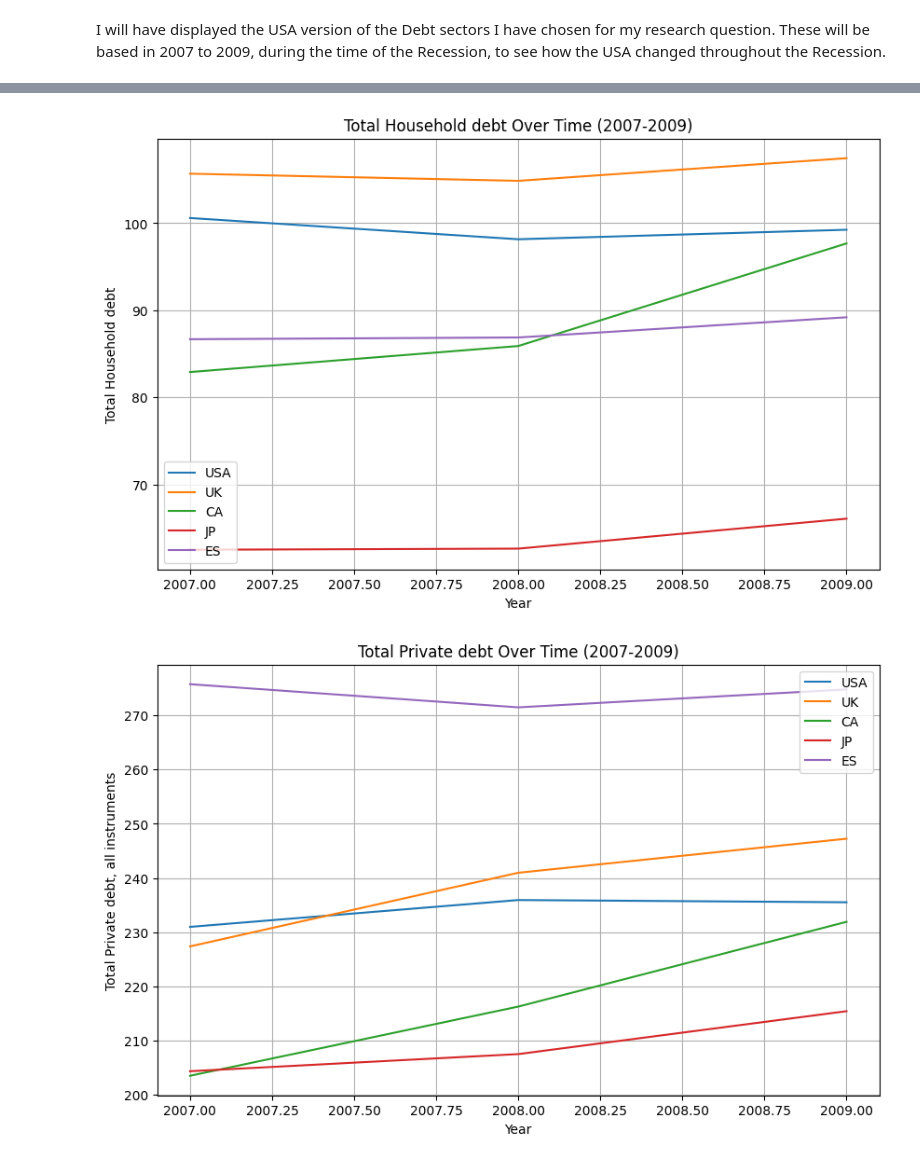
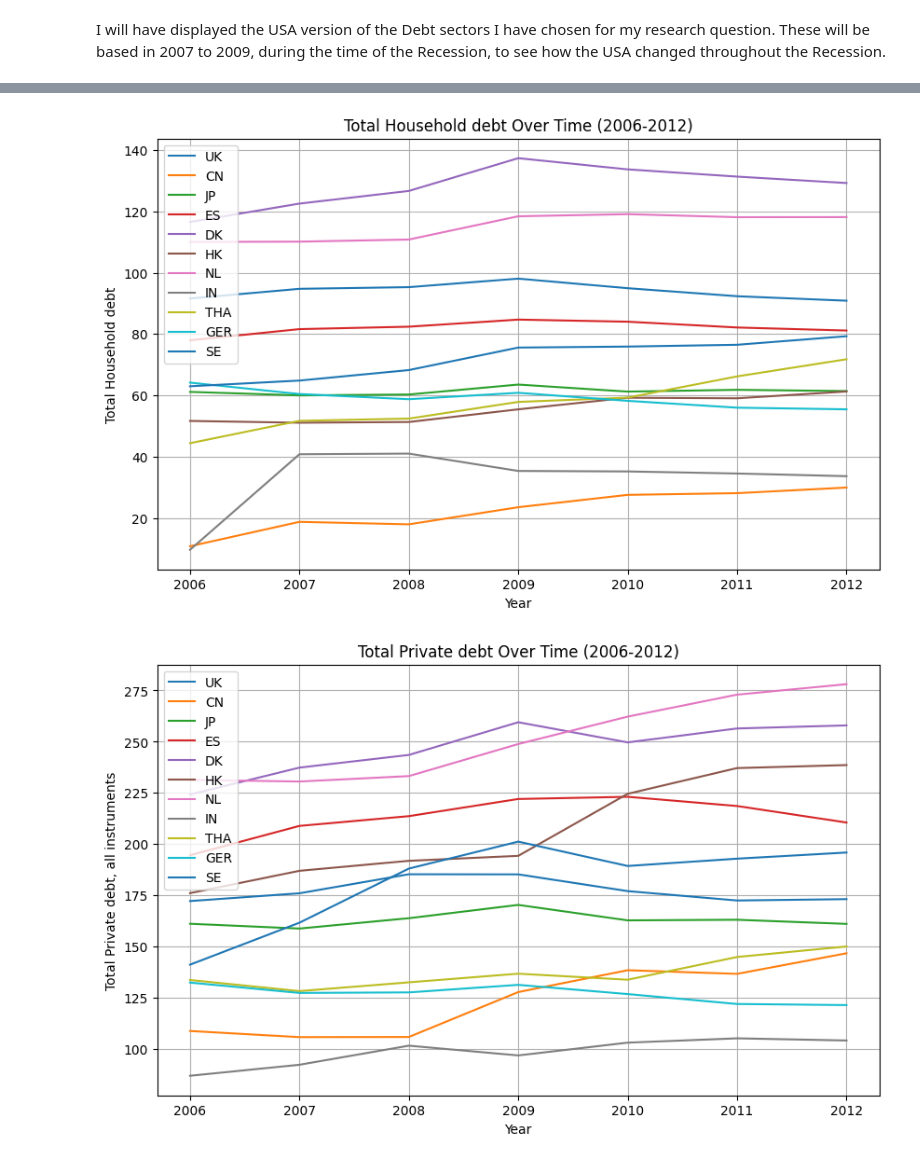
Before and after one commit to miguelorduna360-alt/Debt, a Jupyter notebook: GlobalDebtDataset.ipynb, the cells around one changed output, grey strips where cells are left out. Cells and saved outputs as stored; diff of their text form; code cells hidden in the pictures.

```diff
--- a/GlobalDebtDataset.ipynb
+++ b/GlobalDebtDataset.ipynb
@@ -111,0 +202,4 @@ debtES_df
+# %%
+url = 'https://raw.githubusercontent.com/miguelorduna360-alt/DebtData/refs/heads/main/HK%20Dataset%20-%20GlobalDebtDatabaseForHongKong.xlsx%20-%20Data.csv'
+debtHK_df = pd.read_csv(url)
+debtHK_df
@@ -111,0 +220,4 @@ debtES_df
+# %%
+url = 'https://raw.githubusercontent.com/miguelorduna360-alt/DebtData/refs/heads/main/GER%20dataset%20-%20GlobalDebtDatabaseForGER.xlsx%20-%20Data.csv'
+debtGER_df = pd.read_csv(url)
+debtGER_df
@@ -133,15 +279,21 @@ debtES_df.fillna(0, inplace=True)
 # %% [markdown]
 Here I have made a new column for Countries in their Initial Form as well as combining every dataset from every country into a Combinded version with the countries I chose. Then I filtered with setting conditionals and then have a finalized, perfect for the 2008 recession timeline.
 # %%
-debtUSA_df['Country'] = 'USA'
 debtUK_df['Country'] = 'UK'
-debtCA_df['Country'] = 'CA'
+debtCN_df['Country'] = 'CN'
 debtJP_df['Country'] = 'JP'
 debtES_df['Country'] = 'ES'
+debtSE_df['Country'] = 'SE'
+debtDK_df['Country'] = 'DK'
+debtHK_df['Country'] = 'HK'
+debtNL_df['Country'] = 'NL'
+debtIN_df['Country'] = 'IN'
+debtTHA_df['Country'] = 'THA'
+debtGER_df['Country'] = 'GER'
 
-combinded_df = pd.concat([debtUSA_df, debtUK_df, debtCA_df, debtJP_df, debtES_df])
+combinded_df = pd.concat([debtUK_df, debtCN_df, debtJP_df, debtES_df, debtDK_df, debtHK_df, debtNL_df, debtIN_df, debtTHA_df, debtGER_df, debtSE_df])
 
-filteredDebt_df = combinded_df[(combinded_df['Year'] >= 2007) & (combinded_df['Year'] <= 2009)]
+filteredDebt_df = combinded_df[(combinded_df['Year'] >= 2006) & (combinded_df['Year'] <= 2012)]
 filteredDebt_df
 # %% [output]
 |  | Year | Total private debt, all instruments | Total private debt, loans and deb... | Household debt, all instruments | Household debt, loans and debt se... | ... |
@@ -194,30 +344,30 @@ plt.figure(figsize=(10, 6))
 
 for country in filteredDebt_df['Country'].unique():
     country_data = filteredDebt_df[filteredDebt_df['Country'] == country]
-    plt.plot(country_data['Year'], country_data['Household debt, all instruments'], label=country)
+    plt.plot(country_data['Year'], country_data['Household debt, loans and debt securities'], label=country)
 
 
 plt.xlabel('Year')
 plt.ylabel('Total Household debt')
-plt.title('Total Household debt Over Time (2007-2009)')
+plt.title('Total Household debt Over Time (2006-2012)')
 plt.legend()
 plt.grid(True)
 plt.show()
 # %% [output]
-[figure, old version]
+[figure, new version]
 # %%
 plt.figure(figsize=(10, 6))
 
 for country in filteredDebt_df['Country'].unique():
     country_data = filteredDebt_df[filteredDebt_df['Country'] == country]
-    plt.plot(country_data['Year'], country_data['Total private debt, all instruments'], label=country)
+    plt.plot(country_data['Year'], country_data['Total private debt, loans and debt securities'], label=country)
 
 
 plt.xlabel('Year')
 plt.ylabel('Total Private debt, all instruments')
-plt.title('Total Private debt Over Time (2007-2009)')
+plt.title('Total Private debt Over Time (2006-2012)')
 plt.legend()
 plt.grid(True)
 plt.show()
 # %% [output]
-[figure, old version]
+[figure, new version]
```
Also changed, not shown: parts of 24 cells of this notebook.
